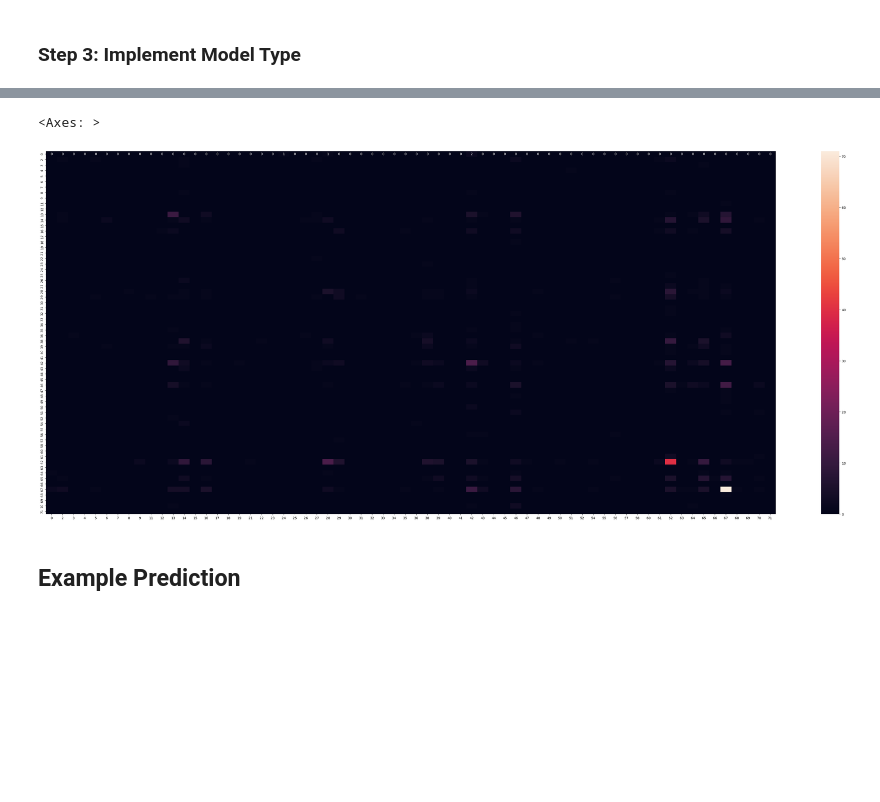
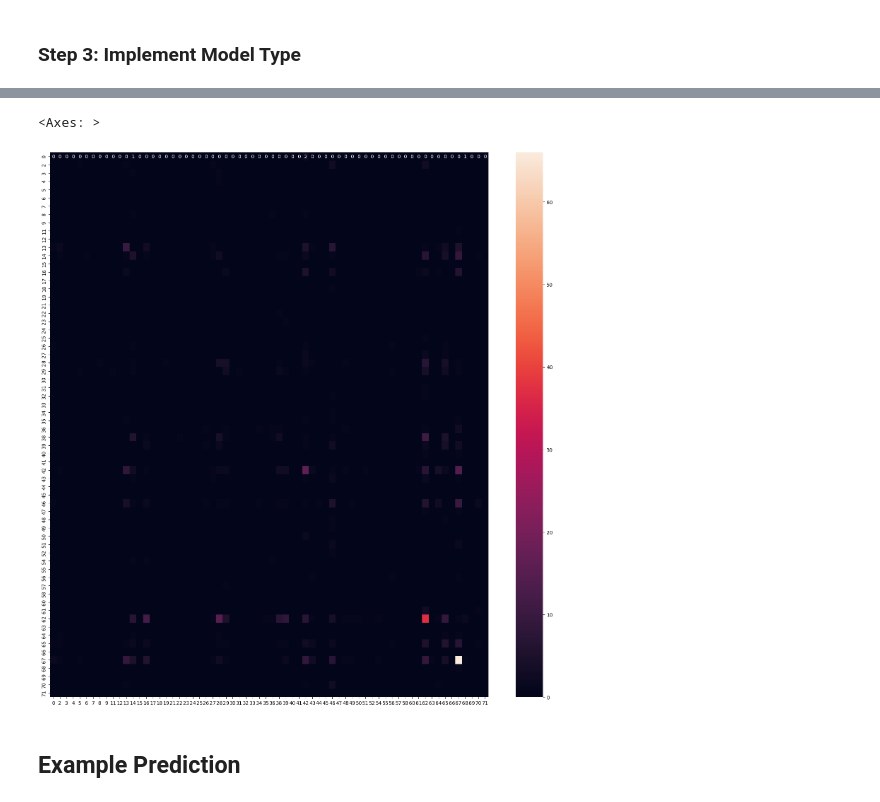
Before and after one commit to Pink-Hat-Hacker/henhacks-ud-crime-ai, a Jupyter notebook: data-visualizer.ipynb, the cells around one changed output, grey strips where cells are left out. Drawn from its saved outputs; the diff is of its cells as text; code cells hidden in the pictures; blank space fills up the shorter version.

```diff
--- a/data-visualizer.ipynb
+++ b/data-visualizer.ipynb
@@ -141,11 +147,11 @@ array([[0, 0, 0, ..., 0, 0, 0],
 # %%
 import seaborn as sns
 
-plt.figure(figsize=(50,20))
+plt.figure(figsize=(20,20))
 sns.heatmap(cm, annot=True, fmt='g', xticklabels=clf.classes_, yticklabels=clf.classes_)
 # %% [output]
 <Axes: >
-[figure, old version]
+[figure, new version]
 # %% [markdown]
 ## Example Prediction
 # %%
```
Also changed, not shown: parts of 14 cells of this notebook, 1 other file.
